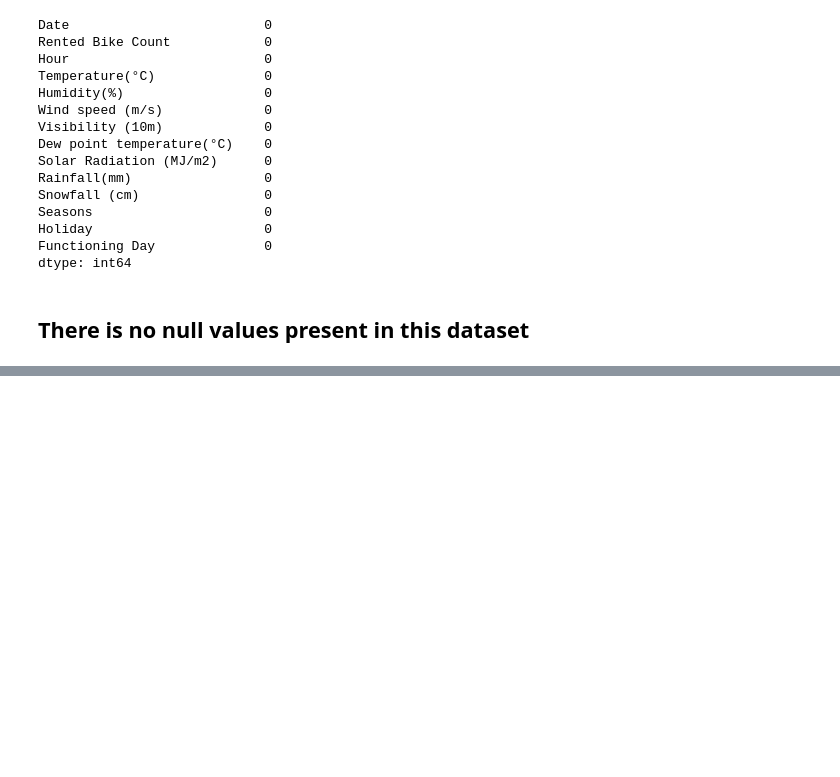
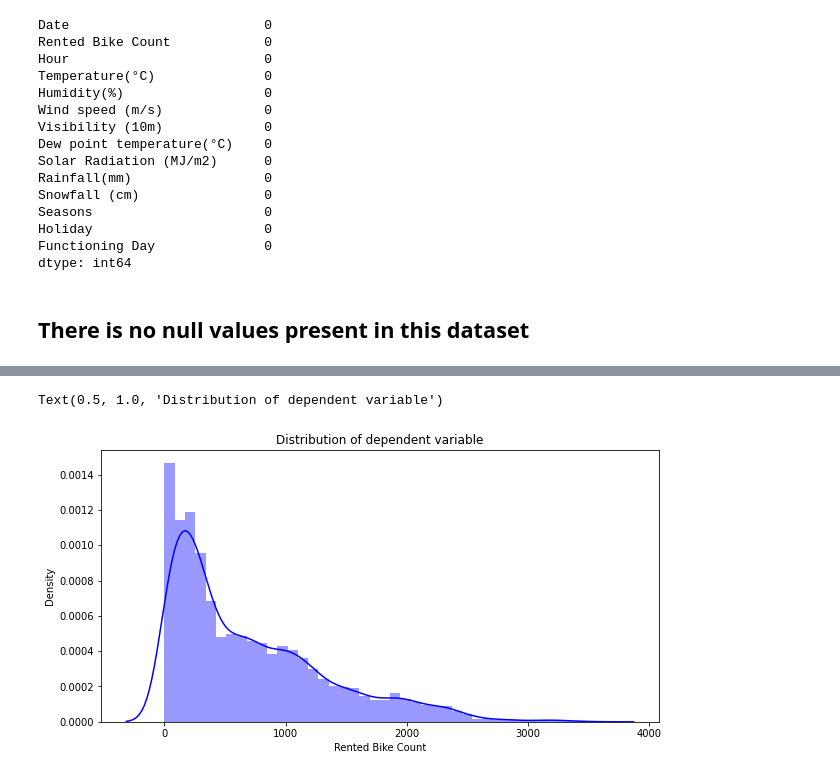
Before and after one commit to rashmipathrikar/bike-sharing-demand-prediction, a Jupyter notebook: Bike_sharing_demand_prediction_final_.ipynb, the cells around one changed output, grey strips where cells are left out. Cells and saved outputs as stored; diff of their text form; code cells hidden in the pictures; blank space fills up the shorter version.

```diff
--- a/Bike_sharing_demand_prediction_final_.ipynb
+++ b/Bike_sharing_demand_prediction_final_.ipynb
@@ -155,0 +187,10 @@ dtype: int64
+# %%
+# Date columns to Date format conversion
+df['Date']= pd.to_datetime(df['Date'])
+# %%
+# Extracting day,month,year from date column
+
+df['Year']=pd.DatetimeIndex(df['Date']).year
+df['Month']=pd.DatetimeIndex(df['Date']).month
+df['Day']=pd.DatetimeIndex(df['Date']).day
+df.drop(columns=['Date'],axis=1,inplace=True)
@@ -155,0 +218,9 @@ dtype: int64
+# %%
+#visualising distribution of dependent parameter
+
+plt.figure(figsize=(10,5))
+sns.distplot((df['Rented Bike Count']),color="b")
+plt.title('Distribution of dependent variable')
+# %% [output]
+Text(0.5, 1.0, 'Distribution of dependent variable')
+[figure, added]
```
Also changed, not shown: parts of 10 cells of this notebook.
